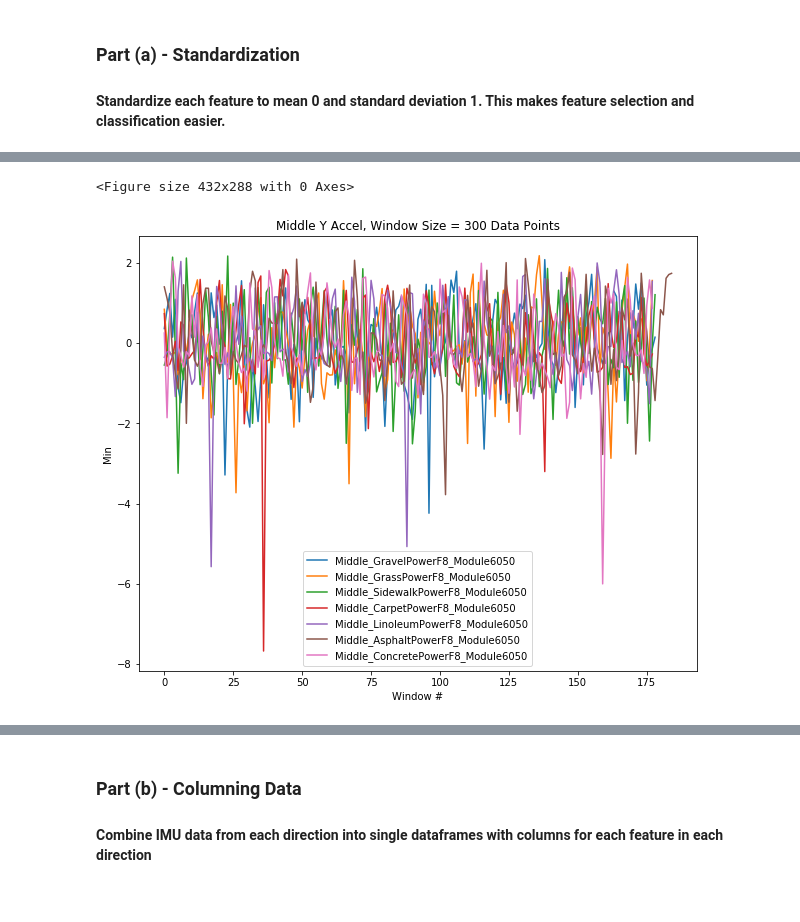
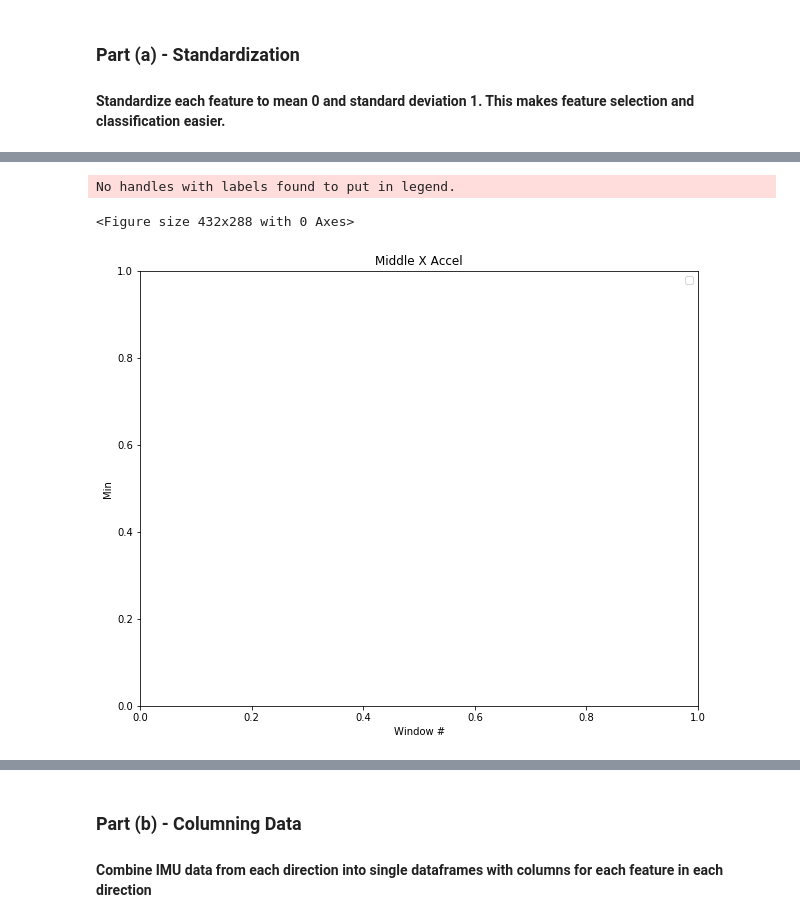
Before and after one commit to KeenanMcConkey/Wheelchair-Terrain-Classification, a Jupyter notebook: ipynb_archive/TerrainClassification-KeenanPowerData.ipynb, the cells around one changed output, grey strips where cells are left out. Drawn from its saved outputs; the diff is of its cells as text; code cells hidden in the pictures.

```diff
--- a/ipynb_archive/TerrainClassification-KeenanPowerData.ipynb
+++ b/ipynb_archive/TerrainClassification-KeenanPowerData.ipynb
@@ -604,7 +671,7 @@ def plot_set_transforms(datasets_transformed, dirn, win_num, transform_name):
 ### Part (a) - FFT
 # %%
 datasets_fft = {}
-N_BINS_OVER_CUTOFF = 10 # Number of frequency bins past the cutoff frequency to include
+N_BINS_OVER_CUTOFF = 5 # Number of frequency bins past the cutoff frequency to include
 
 # Find the FFT of each column of each data window of each dataset
 for label, dataset in datasets_windowed.items():
@@ -614,23 +681,27 @@ for label, dataset in datasets_windowed.items():
         # Sampling frequency dependent on device
         f_samp, f_low, f_high = get_frequencies(label)
 
+        # Number of columns of data different for synthesis data
+        n_data_col = get_n_data_col(label)
+
         # Only include frequency bins up to and a little bit past the cutoff frequency
         # Everything past that is useless because its the same on all terrains
-        n_bins = int(WINDOW_SIZE / f_samp * f_low) + N_BINS_OVER_CUTOFF
-        window_fft = np.zeros((n_bins, N_DATA_COL))
+        window_size = get_window_size(label)
+        n_bins = int(window_size / f_samp * f_low) + N_BINS_OVER_CUTOFF
+        window_fft = np.zeros((n_bins, n_data_col))
 
-        for i in range(N_DATA_COL):
+        for i in range(n_data_col):
             # FFT is normalized to window size, to ensure consistency between different size choices
-            window_fft[:, i] = np.resize(np.abs(np.divide(np.fft.fft(window[:, i]), WINDOW_SIZE)), n_bins)
+            window_fft[:, i] = np.resize(np.abs(np.divide(np.fft.fft(window[:, i]), window_size)), n_bins)
 
         # Get positive frequency bins for given FFT parameters
-        freq_col = np.transpose([np.resize(np.fft.fftfreq(WINDOW_SIZE, 1 / f_samp), n_bins)])
+        freq_col = np.transpose([np.resize(np.fft.fftfreq(window_size, 1 / f_samp), n_bins)])
 
         # Append the frequency column
         window_fft = np.append(window_fft, freq_col, axis=1)
         dataset_fft.append(window_fft)
 
-    datasets_fft.update({label + '_FFT': dataset_fft})
+    datasets_fft.update({label + 'FFT': dataset_fft})
 # %%
 # Check again if its constructed correctly
 print('Num of FFT\'d windowed datasets: {}'.format(len(datasets_fft)))
@@ -679,14 +750,18 @@ for label, dataset in datasets_windowed.items():
         # Frequencies depedent on dataset and device used
         f_samp, f_low, f_high = get_frequencies(label)
 
+        # Number of columns of data different for synthesis data
+        n_data_col = get_n_data_col(label)
+
         # Only include frequency bins up to and a little bit past the cutoff frequency
         # Everything past that is useless because its the same on all terrains
-        n_bins = int(WINDOW_SIZE / f_samp * f_low) + N_BINS_OVER_CUTOFF
-        window_psd = np.zeros((n_bins, N_DATA_COL))
-        window_psd_log = np.zeros((n_bins, N_DATA_COL))
+        window_size = get_window_size(label)
+        n_bins = int(window_size / f_samp * f_low) + N_BINS_OVER_CUTOFF
+        window_psd = np.zeros((n_bins, n_data_col))
+        window_psd_log = np.zeros((n_bins, n_data_col))
 
         # Calculate PSD for each axes
-        for i in range(N_DATA_COL):
+        for i in range(n_data_col):
             # Normalized PSD - Returns frequencies and power density
             freq, Pxx = signal.periodogram(window[:, i], f_samp)
             window_psd[:, i] = np.resize(Pxx[1:], n_bins)
@@ -706,5 +781,5 @@ for label, dataset in datasets_windowed.items():
         dataset_psd.append(window_psd)
         dataset_psd_log.append(window_psd_log)
 
-    datasets_psd.update({label + '_PSD': dataset_psd})
-    datasets_psd_log.update({label +'_PSDLog': dataset_psd_log})
+    datasets_psd.update({label + 'PSD': dataset_psd})
+    datasets_psd_log.update({label +'PSDLog': dataset_psd_log})
@@ -898,9 +970,10 @@ def feature_all(features, datasets, regular=True):
     # Calculate features for each window of each column of each dataset
     for label, dataset in datasets.items():
         directions = {}
+        n_data_col = get_n_data_col(label)
 
         # Loop over data columns
-        for i, direction in enumerate(get_columns(label)[:N_DATA_COL]):
+        for i, direction in enumerate(get_columns(label)[:n_data_col]):
             feats = {}
 
             if (regular):
@@ -930,7 +1003,7 @@ def feature_all(features, datasets, regular=True):
 
             directions.update({direction: pd.DataFrame.from_dict(feats)})
 
-        datasets_feat.update({label.replace('_PSD', ''): directions})
+        datasets_feat.update({label.replace('PSD', ''): directions})
 
     return datasets_feat
 # %%
@@ -949,7 +1022,7 @@ def plot_set_features(datasets_feat, dirn, feat_name, placement_name, ylim=None,
 
     plt.ylabel(feat_name)
     plt.xlabel('Window #')
-    plt.title(placement_name + ' ' + dirn + ', Window Size = {} Data Points'.format(WINDOW_SIZE))
+    plt.title(placement_name + ' ' + dirn)
     plt.legend()
     plt.show()
 # %% [markdown]
@@ -1094,10 +1167,11 @@ datasets_feat_norm[dataset_labels[0]]['Y Accel'].head()
 # %%
 # Plot normalized features
-feat_datasets_to_plot = {label: dataset for label, dataset in datasets_feat_norm.items() if 'Middle' in label and 'Straight' not in label and 'Donut' not in label}
-plot_set_features(feat_datasets_to_plot, dirn='Y Accel', feat_name='Min', placement_name='Middle')
+feat_datasets_to_plot = {label: dataset for label, dataset in datasets_feat_norm.items() if 'Middle' in label in label and 'Straight' not in label and 'Donut' not in label}
+plot_set_features(feat_datasets_to_plot, dirn='X Accel', feat_name='Min', placement_name='Middle')
 # %% [output]
-<Figure size 432x288 with 0 Axes>
+No handles with labels found to put in legend.
+<Figure size 432x288 with 0 Axes>
-[figure, old version]
+[figure, new version]
 # %%
 # Plot normalized fft
 ffts_to_plot = {label: dataset for label, dataset in datasets_fft_norm.items() if 'Middle' in label and 'Straight' not in label and 'Donut' not in label}
```
Also changed, not shown: parts of 188 cells of this notebook, 5 other files.
